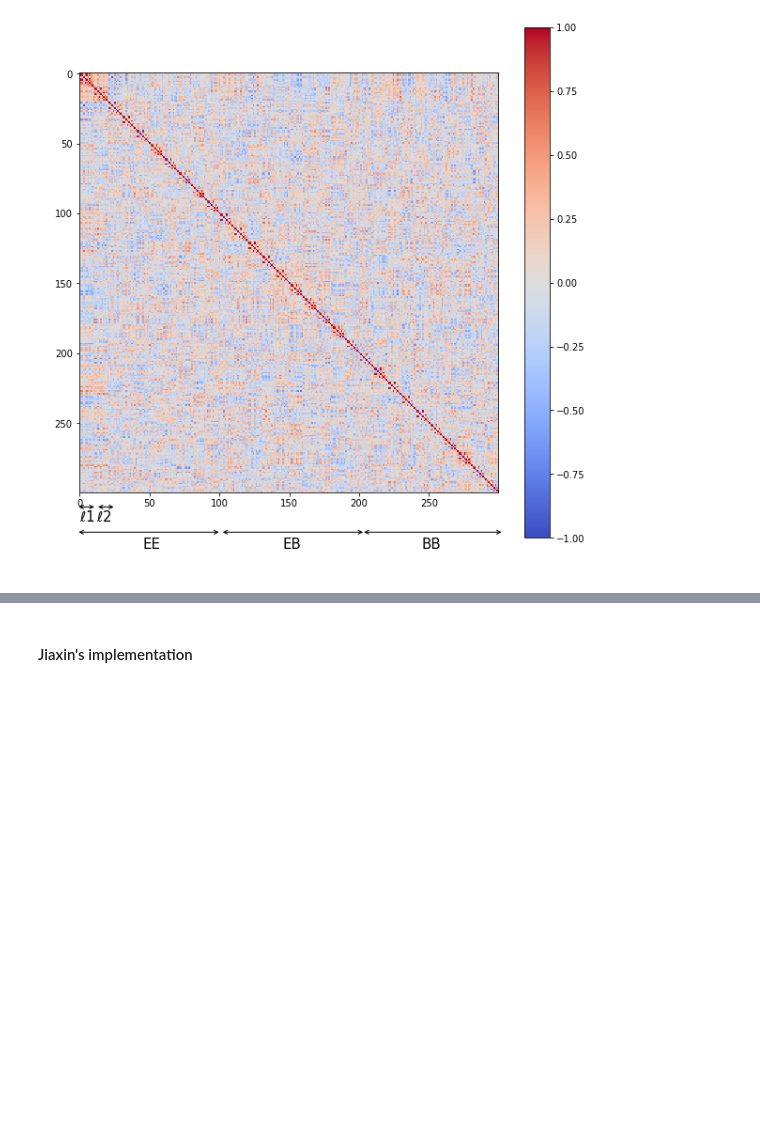
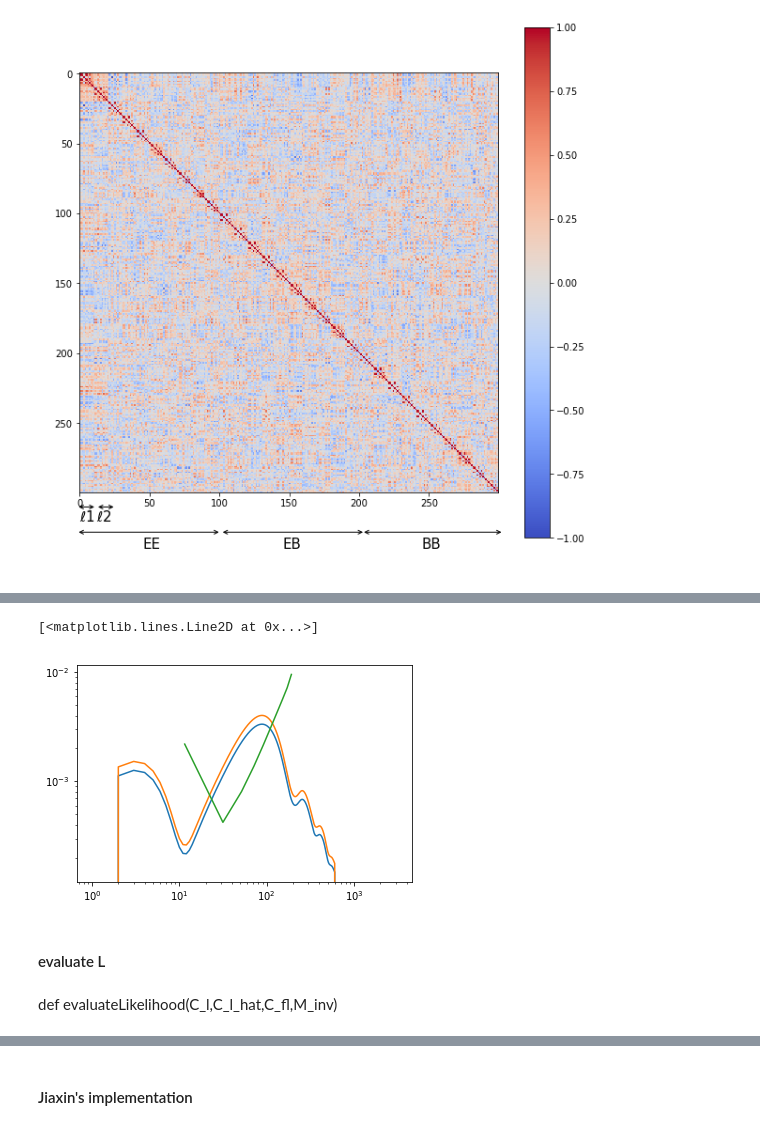
Before and after one commit to YJHelloWorld/Likelihood, a Jupyter notebook: methods.py.ipynb, the cells around one changed output, grey strips where cells are left out. Saved outputs shown, nothing was run; the diff lists cells and outputs as text; code cells hidden in the pictures; blank space fills up the shorter version.

```diff
--- a/methods.py.ipynb
+++ b/methods.py.ipynb
@@ -76,0 +88,3 @@ cl_f = np.mean(cl_f_all, axis = 0)
+# %%
+nl_all = np.load('/fnx/jianyao/Likelihood_data/Bandpowers/0625/nl_all.npy')
+nl_mean = np.mean(nl_all, axis = 0) ## EE EB BB
@@ -486,0 +460,13 @@ LinAlgError: Eigenvalues did not converge
+# %%
+# plt.loglog(total[:,2])
+plt.loglog(bb)
+plt.loglog(bb_06)
+
+plt.loglog(est.ell_n, nl_mean[2][:,1,1])
+# %% [output]
+[<matplotlib.lines.Line2D at 0x...>]
+[figure, added]
+# %% [markdown]
+#### evaluate L
+# %% [markdown]
+def evaluateLikelihood(C_l,C_l_hat,C_fl,M_inv)
```
Also changed, not shown: parts of 62 cells of this notebook.
